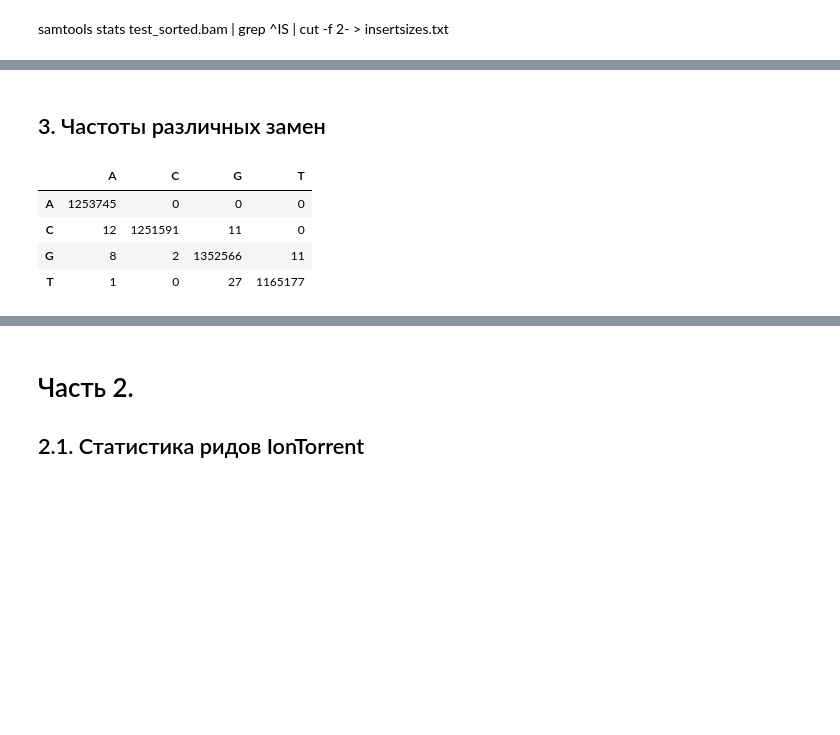
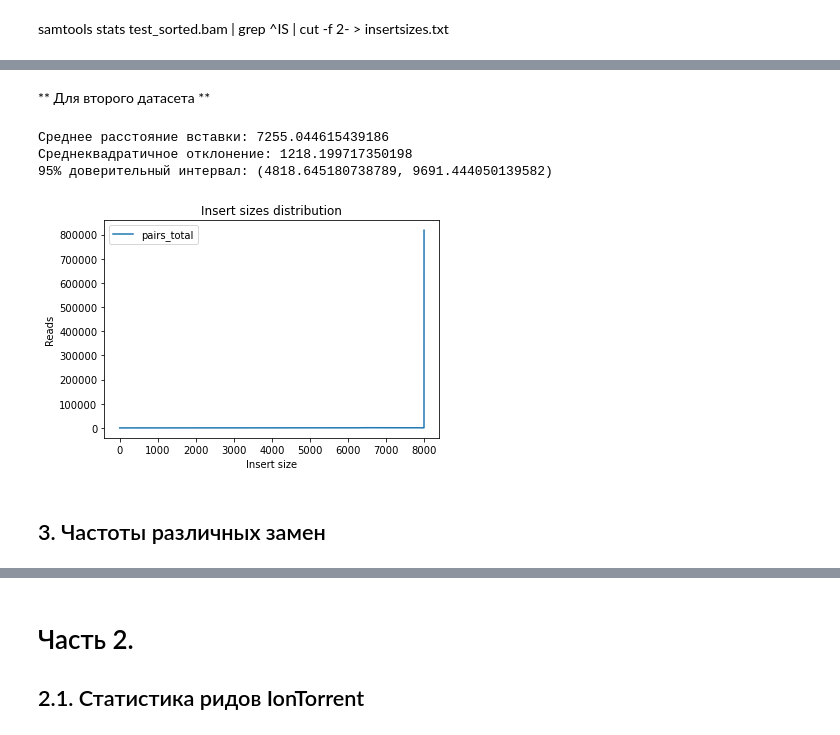
Before and after one commit to vkpankov/BioInfML, a Jupyter notebook: NGS/HW2.ipynb, the cells around one changed output, grey strips where cells are left out. Drawn from its saved outputs; the diff is of its cells as text; code cells hidden in the pictures; blank space fills up the shorter version.

```diff
--- a/NGS/HW2.ipynb
+++ b/NGS/HW2.ipynb
@@ -70,3 +70,12 @@ print(f"95% доверительный интервал: ({mean - 2*std}, {mean
+# %% [markdown]
+** Для второго датасета **
+# %%
+plotInsertSizes("data/HW2/test/jump_insertsizes.txt")
+# %% [output]
+Среднее расстояние вставки: 7255.044615439186
+Среднеквадратичное отклонение: 1218.199717350198
+95% доверительный интервал: (4818.645180738789, 9691.444050139582)
+[figure, added]
 # %% [markdown]
 ## 3. Частоты различных замен
 # %%
@@ -74,30 +83,26 @@ import pysam
 from Bio import SeqIO
 from collections import Counter
 
-subsMatrix = np.zeros(shape =(4,4))
+def getSubsMatrix(referenceFileName, alignmentFileName):
 
-symMap = {"A":0,"C":1,"G":2,"T":3,"a":0,"c":1,"g":2,"t":3}
+    subsMatrix = np.zeros(shape =(4,4))
 
-samfile = pysam.AlignmentFile("data/HW2/test/test_sorted.bam", "rb" )
+    symMap = {"A":0,"C":1,"G":2,"T":3,"a":0,"c":1,"g":2,"t":3}
 
-seqIo = list(SeqIO.parse("data/HW2/test/MG1655-K12.first10K.fasta", "fasta"))
+    samfile = pysam.AlignmentFile(alignmentFileName, "rb" )
 
-for pileupcolumn in samfile.pileup():
-    ref_pos = pileupcolumn.reference_pos
-    ref_base = seqIo[pileupcolumn.reference_id].seq[ref_pos]
+    seqIo = list(SeqIO.parse(referenceFileName, "fasta"))
 
-    counts = Counter(pileupcolumn.get_query_sequences())
-    for key in counts.keys():
-        #if(key!=ref_base and str.upper(key)!=ref_base):
-        subsMatrix[symMap[key], symMap[ref_base]] += counts[key]
+    for pileupcolumn in samfile.pileup():
+        ref_pos = pileupcolumn.reference_pos
+        ref_base = seqIo[pileupcolumn.reference_id].seq[ref_pos]
 
-matrix = pd.DataFrame(subsMatrix, dtype=int)
-matrix.index = ["A","C","G","T"]
-matrix.columns = ["A","C","G","T"]
-matrix
+        counts = Counter(pileupcolumn.get_query_sequences())
+        for key in counts.keys():
+            if(key!='' and key!='N' and key!='n'):
+                subsMatrix[symMap[key], symMap[ref_base]] += counts[key]
+
+    matrix = pd.DataFrame(subsMatrix, dtype=int)
+    matrix.index = ["A","C","G","T"]
+    matrix.columns = ["A","C","G","T"]
+    return (matrix)
-# %% [output]
-|  | A | C | G | T |
-| A | 1253745 | 0 | 0 | 0 |
-| C | 12 | 1251591 | 11 | 0 |
-| G | 8 | 2 | 1352566 | 11 |
-| T | 1 | 0 | 27 | 1165177 |
```
Also changed, not shown: parts of 21 cells of this notebook.
